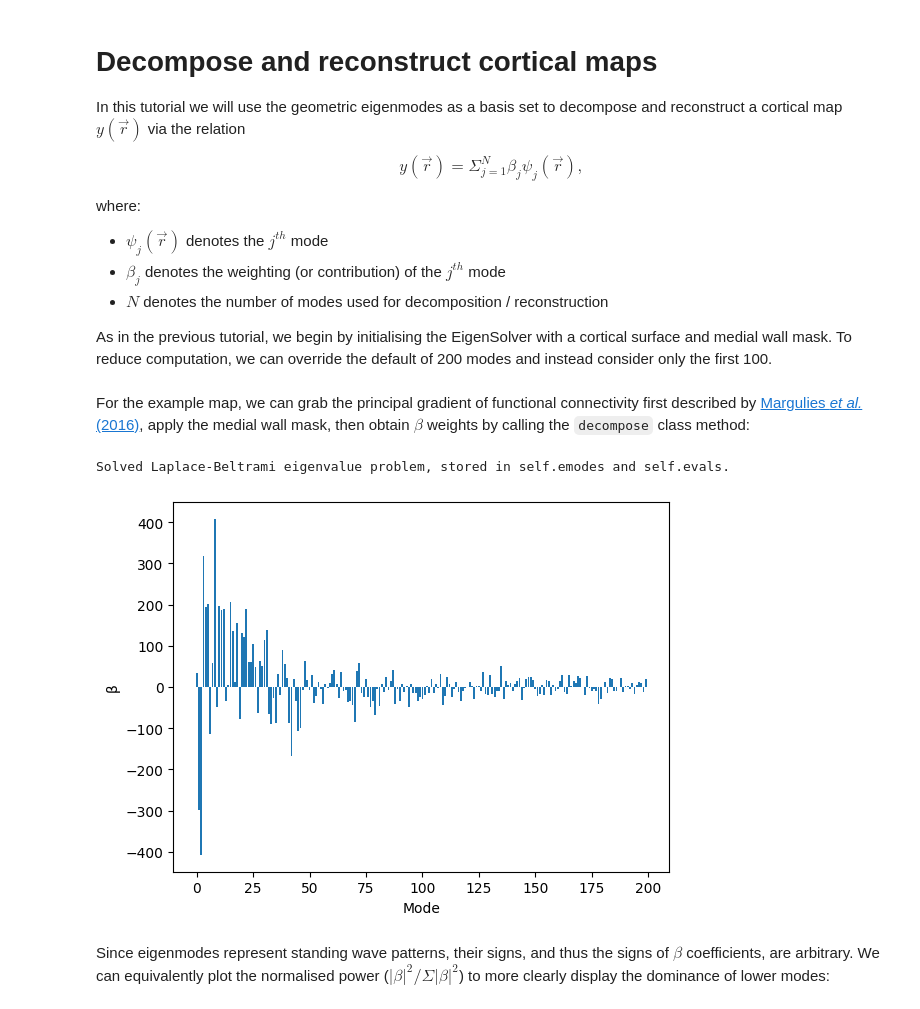
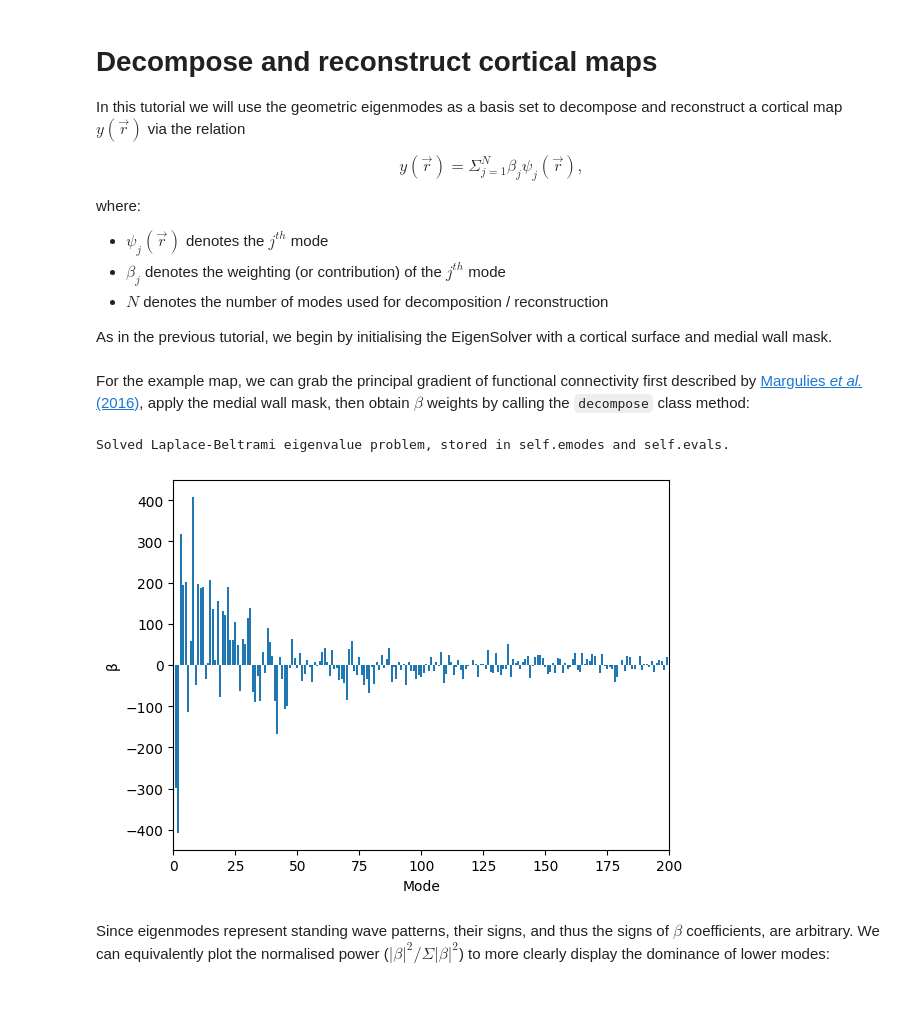
Before and after one commit to VictorBarnes/neuromodes, a Jupyter notebook: docs/tutorials/recon_maps.ipynb, the cells around one changed output. Saved outputs shown, nothing was run; the diff lists cells and outputs as text; code cells hidden in the pictures.

```diff
--- a/docs/tutorials/recon_maps.ipynb
+++ b/docs/tutorials/recon_maps.ipynb
@@ -14,8 +14,7 @@ where:
 - $N$ denotes the number of modes used for decomposition / reconstruction
 
 As in the previous tutorial, we begin by initialising the EigenSolver with a cortical surface and
-medial wall mask. To reduce computation, we can override the default of 200 modes and instead
-consider only the first 100.
+medial wall mask.
 # %%
 from importlib.resources import files
 import matplotlib.pyplot as plt
@@ -35,17 +34,18 @@ then obtain $\beta$ weights by calling the `decompose` class method:
 # %%
 map = fetch_map('fcgradient1')
 masked_map = map[medmask]
 
 beta = solver.decompose(masked_map)
 
 # Plot beta weights
 plt.bar(range(beta.shape[0]), beta[:, 0])
 plt.xlabel('Mode')
+plt.xlim(0, 200)
 plt.ylabel('β')
 plt.show()
 # %% [output]
 Solved Laplace-Beltrami eigenvalue problem, stored in self.emodes and self.evals.
-[figure, old version]
+[figure, new version]
 # %% [markdown]
 Since eigenmodes represent standing wave patterns, their signs, and thus the signs of $\beta$
 coefficients, are arbitrary. We can equivalently plot the normalised power
```
Also changed, not shown: parts of 2 cells of this notebook, 11 other files.
